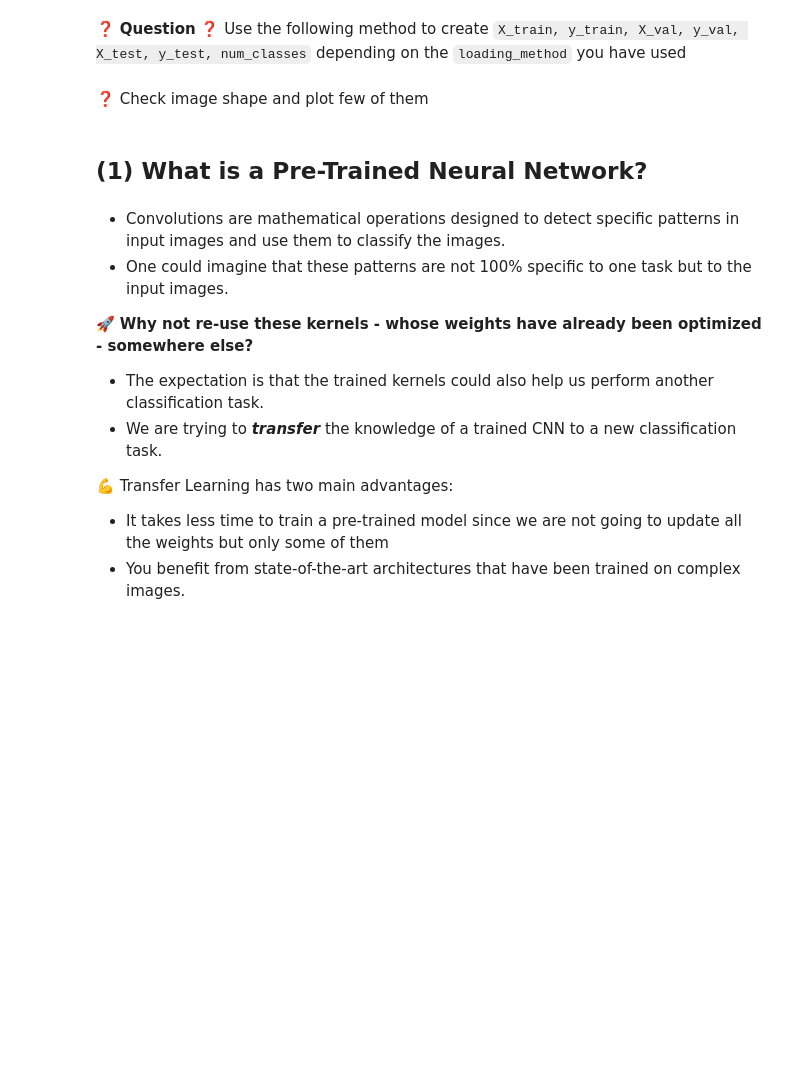
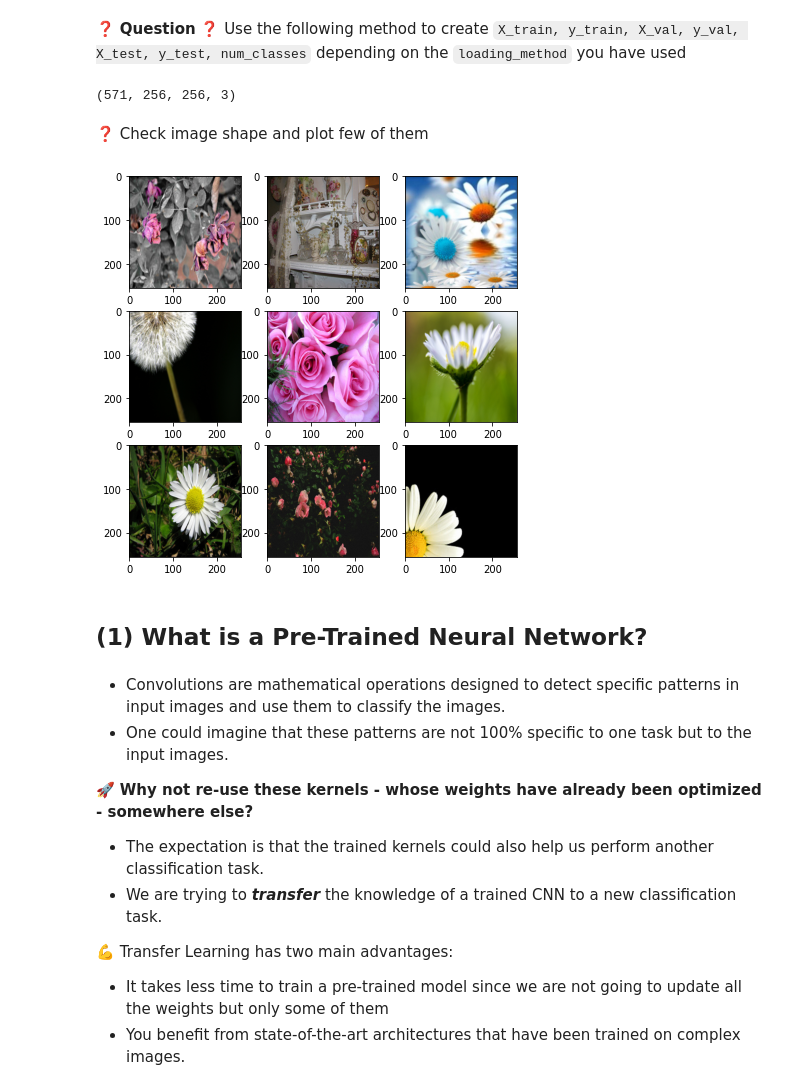
Before and after one commit to marlierecharlie/brief_23_MEDNET, a Jupyter notebook: PART1_TransfertLearning_TensorflowKeras/transfer_learning.ipynb, the cells around one changed output. Cells and saved outputs as stored; diff of their text form; code cells hidden in the pictures; blank space fills up the shorter version.

```diff
--- a/PART1_TransfertLearning_TensorflowKeras/transfer_learning.ipynb
+++ b/PART1_TransfertLearning_TensorflowKeras/transfer_learning.ipynb
@@ -82,9 +90,9 @@ from PIL import Image
 
 def load_flowers_data(loading_method):
     if loading_method == 'colab':
-        data_path = '/content/drive/My Drive/Deep_learning_data/flowers'
+        data_path = '/content/drive/MyDrive/Colab Notebooks/Brief_23/flowers-dataset/flowers'
     elif loading_method == 'direct':
-        data_path = 'flowers/'
+        data_path = 'flower/'
     classes = {'daisy':0, 'dandelion':1, 'rose':2}
     imgs = []
     labels = []
@@ -117,5 +123,40 @@ def load_flowers_data(loading_method):
+# %%
+# CALL load_flowers_data
+data = load_flowers_data('colab')
+X_train = data[0]
+y_train = data[1]
+X_val = data[2]
+y_val = data[3]
+X_test = data[4]
+y_test = data[5]
+num_classes = data[6]
+
+# autr emanière de faire : X_train, y_train, X_val, y_val, X_test, y_test, num_classes = load_flowers_data('colab')
+# %%
+X_train.shape
+# %% [output]
+(571, 256, 256, 3)
 # %% [markdown]
 ❓ Check image shape and plot few of them
+# %%
+# YOUR CODE HERE
+import matplotlib.pyplot as plt
+
+x_samples = X_train[:9]
+
+# Plot some data to show what they look like
+
+# fig permet d'afficher l'encart blanc autour de la figure
+# 3,3 le nombre d'images avec leur format et 5,5 le nombres inches)
+fig, ax = plt.subplots(3, 3, figsize=(7, 7))
+
+# ravel transforme la matrice en un tableau à une seule dimention. Car au départ il en a plusieurs.
+ax = ax.ravel()
+for i in range (9):
+    ax[i].imshow(x_samples[i], cmap='gray')
+plt.show()
+# %% [output]
+[figure, added]
 # %% [markdown]
 ## (1) What is a Pre-Trained Neural Network?
 # %% [markdown]
```
Also changed, not shown: parts of 20 cells of this notebook.
